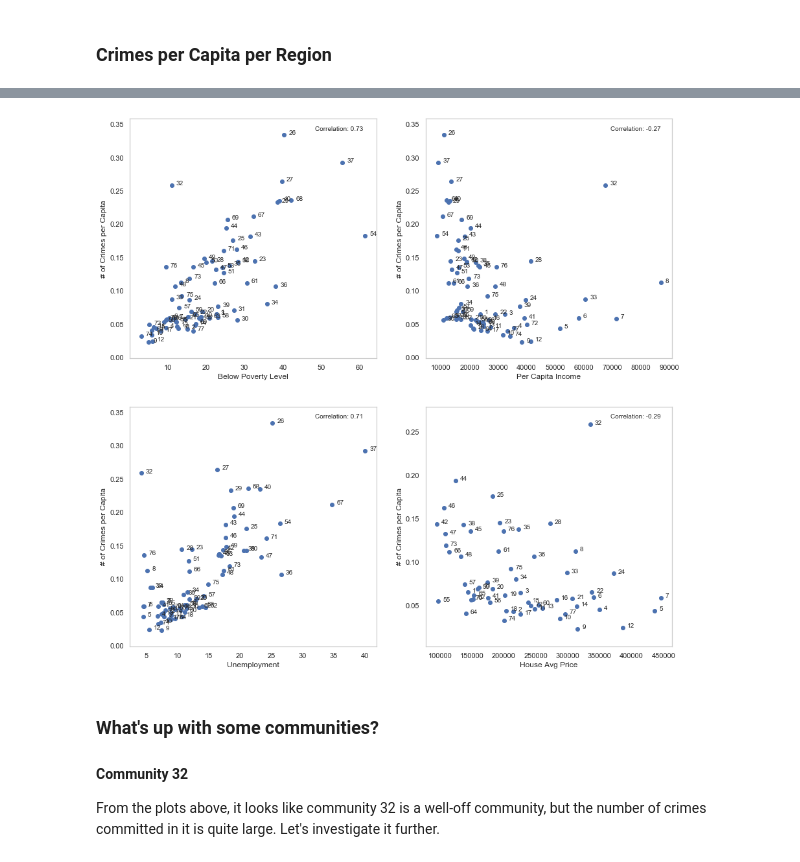
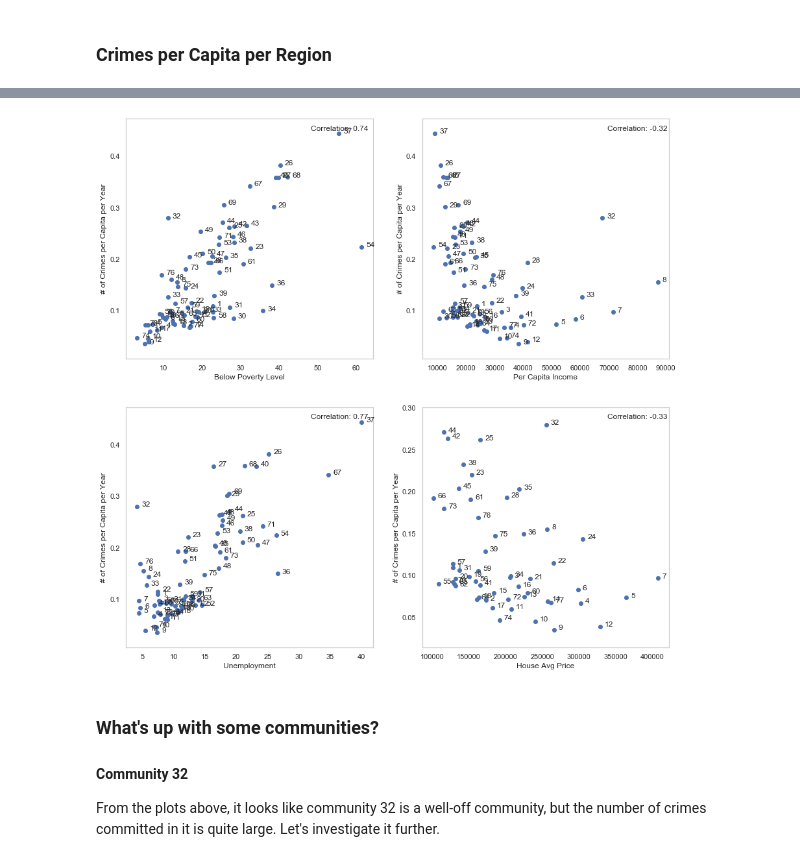
Before and after one commit to vbernardes/chicago-crime-dataviz, a Jupyter notebook: Economic Indicators.ipynb, the cells around one changed output, grey strips where cells are left out. Cells and saved outputs as stored; diff of their text form; code cells hidden in the pictures.

Commit message:
Replace data from 2015 with 2008-2011

```diff
--- a/Economic Indicators.ipynb
+++ b/Economic Indicators.ipynb
@@ -72,12 +72,14 @@ Index(['ID', 'Case Number', 'Block', 'IUCR', 'Primary Type', 'Description',
 # %%
 eco_indicators = ['Below Poverty Level', 'Per Capita Income', 'Unemployment', 'House Avg Price']
 # %%
-# total number of crimes per region
+avg_crimes_year_2007_2011 = crimes_2007_2011.groupby('Community Area').resample('Y').size().mean(axis=1)
+
+# number of crimes per region
 fig, ax = plt.subplots(2, 2, figsize=(15,15))
 for i, indicator in enumerate(eco_indicators):
     ax_ix = (i//2, i%2)
-    ax[ax_ix].scatter(x=eco_2015[indicator],
-                      y=crimes_2015.groupby('Community Area').size())
+    ax[ax_ix].scatter(x=eco_2011[indicator],
+                      y=avg_crimes_year_2007_2011)
     ax[ax_ix].set_xlabel(indicator)
-    ax[ax_ix].set_ylabel('Total # of Crimes')
+    ax[ax_ix].set_ylabel('Avg # of Crimes per Year')
 # %% [output]
@@ -89,7 +91,7 @@ Let's compute **crimes per capita** per region.
 # %%
 pop_comm = pd.read_pickle('data/external/Population_by_Community_Area.pkl')
 # %%
-eco_2015 = eco_2015.join(pop_comm)
-eco_2015.rename(columns = {'2010': '2010 Population',
+eco_2011 = eco_2011.join(pop_comm)
+eco_2011.rename(columns = {'2010': '2010 Population',
                            '2000': '2000 Population'},
                inplace=True)
@@ -96,4 +108,3 @@ eco_2015.rename(columns = {'2010': '2010 Population',
 # %%
-n_crimes_2015_per_comm = crimes_2015.groupby('Community Area').size()
-crime_2015_per_comm = pd.DataFrame(n_crimes_2015_per_comm/eco_2015['2010 Population'],
-                                   columns=['Crimes per Capita'])
+crime_2007_2011_per_comm = pd.DataFrame(avg_crimes_year_2007_2011/eco_2011['2010 Population'],
+                                        columns=['Crimes per Capita'])
@@ -110,8 +111,8 @@ eco_2015.head()
 # %% [markdown]
 ### Crimes per Capita per Region
 # %%
-arrest_2015_per_comm = crimes_2015.groupby(['Community Area', 'Arrest']).size()
-crime_2015_per_comm['Proportion of Arrests'] = arrest_2015_per_comm.xs(True, level='Arrest')/n_crimes_2015_per_comm
+arrest_2007_2011_per_comm = crimes_2007_2011.groupby(['Community Area', 'Arrest']).resample('Y').size().mean(axis=1)
+crime_2007_2011_per_comm['Proportion of Arrests'] = arrest_2007_2011_per_comm.xs(True, level='Arrest')/avg_crimes_year_2007_2011
 
-eco_2015 = eco_2015.join(crime_2015_per_comm)
+eco_2011 = eco_2011.join(crime_2007_2011_per_comm)
 # %%
@@ -127,34 +128,34 @@ eco_2015.head()
 # %%
 # crimes per capita per region
 fig, ax = plt.subplots(2, 2, figsize=(15,15))
 
 for i, indicator in enumerate(eco_indicators):
     ax_ix = (i//2, i%2)
-    x, y = eco_2015[indicator], eco_2015['Crimes per Capita']
+    x, y = eco_2011[indicator], eco_2011['Crimes per Capita']
     ax[ax_ix].scatter(x, y)
     # color by Proportion of Arrests:
-#     ax[ax_ix].scatter(x, y, c=crime_2015_per_comm['Proportion of Arrests'], cmap='Reds')
+#     ax[ax_ix].scatter(x, y, c=crime_2007_2011_per_comm['Proportion of Arrests'], cmap='Reds')
     ax[ax_ix].set_xlabel(indicator)
-    ax[ax_ix].set_ylabel('# of Crimes per Capita')
+    ax[ax_ix].set_ylabel('# of Crimes per Capita per Year')
 
     # let's also check the numeric correlation
-    ax[ax_ix].annotate('Correlation: {}'.format(eco_2015['Crimes per Capita'].corr(eco_2015[indicator]).round(decimals=2)),
+    ax[ax_ix].annotate('Correlation: {}'.format(eco_2011['Crimes per Capita'].corr(eco_2011[indicator]).round(decimals=2)),
                        xy=(.75, .95),
                        xycoords='axes fraction')
 
     # add annotation of Community Area ID
     for i, s in pd.concat([x,y], axis=1).iterrows():
         text = int(i)
         ax[ax_ix].annotate(text,
                            xy = (s[indicator], s['Crimes per Capita']),
                            xytext = (7, 0),
                            textcoords = 'offset points')
         # highlight specified communities
 #         comm = [37,26,54]
 #         if int(i) in comm:
 #             ax[ax_ix].scatter(s[indicator], s['Crimes per Capita'], color='red')
 # %% [output]
-[figure, old version]
+[figure, new version]
 # %% [markdown]
 ### What's up with some communities?
 
```
Also changed, not shown: parts of 35 cells of this notebook, 1 other file.
